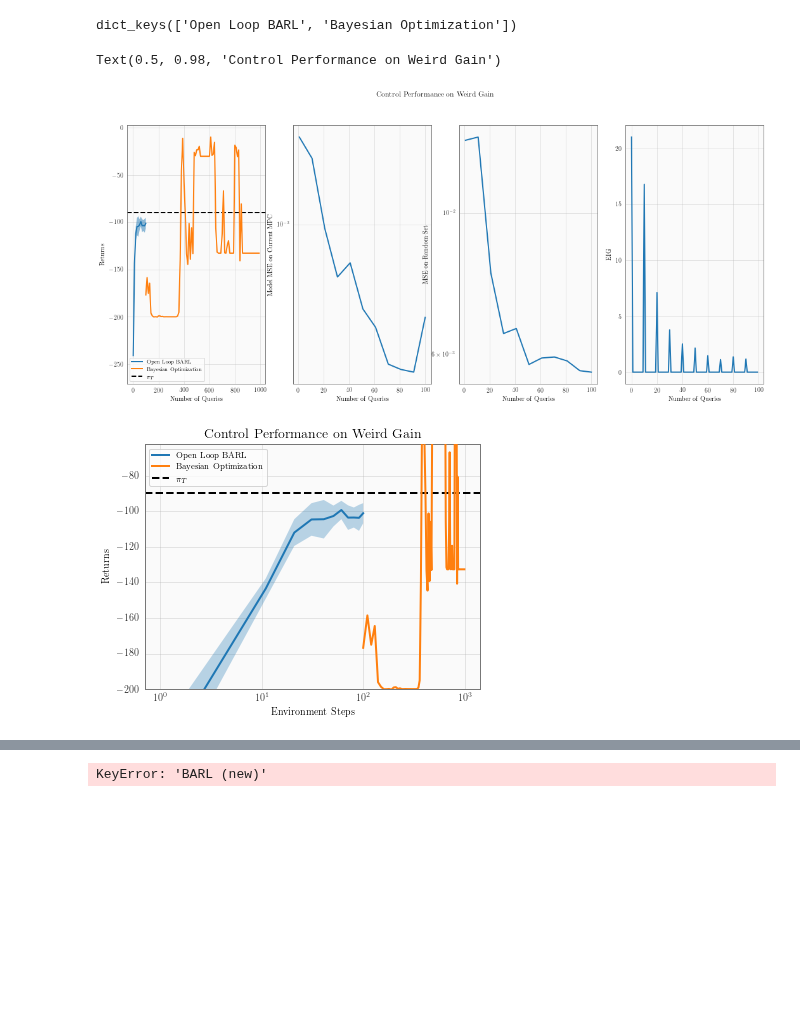
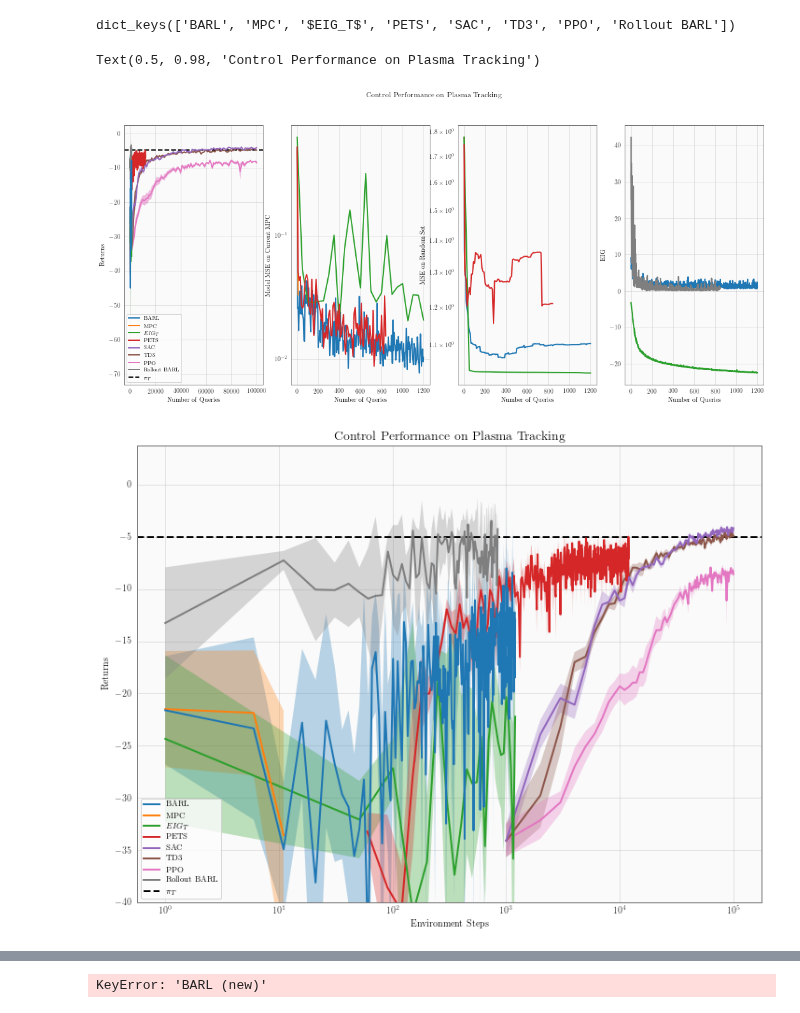
Before and after one commit to fusion-ml/trajectory-information-rl, a Jupyter notebook: notebooks/plot_returns.ipynb, the cells around one changed output, grey strips where cells are left out. Saved outputs shown, nothing was run; the diff lists cells and outputs as text; code cells hidden in the pictures; blank space fills up the shorter version.

```diff
--- a/notebooks/plot_returns.ipynb
+++ b/notebooks/plot_returns.ipynb
@@ -20,7 +20,7 @@ base_path = Path('../experiments')
 baseline_path = Path('../../bac-baselines/experiments')
 process_seeds = False
 # %%
-env_name = 'Weird Gain'
+env_name = 'Plasma Tracking'
 # %%
 pend_paths = {# 'BAC (seed 12)': 'random_init_12_2021-08-05/10-02-01/',
          # 'BAC': 'pend_norm_tele_mg_3mc_2021-08-16/21-16-21',
@@ -103,13 +103,14 @@ beta_tracking_paths = {
 }
 # %%
 weird_gain_paths = {
-    # 'BARL': 'weird_gain_barl_2022-02-12/23-15-12/',
-    'Open Loop BARL': 'weird_gain_open_loop_barl_2022-02-17/10-01-50/',
-    # 'Rollout BARL': 'weird_gain_rollout_barl_2022-02-12/23-15-16/',
-    # 'Start State BARL': 'weird_gain_ss_barl_2022-02-12/23-15-10/',
+    'BARL': 'weird_gain_barl_2022-02-12/23-15-12/',
+    # 'Open Loop BARL': 'weird_gain_open_loop_barl_2022-02-17/10-01-50/',
+    'Rollout BARL': 'weird_gain_rollout_barl_2022-02-12/23-15-16/',
+    'Start State BARL': 'weird_gain_ss_barl_2022-02-12/23-15-10/',
+    'SAS BARL': 'weird_gain_ss_barl3mc_sas_2022-02-22/08-55-27/',
     # 'MBRL': 'weird_gain_mpc_2022-02-12/23-15-08/',
     # r'$EIG_T$': 'weird_gain_us_2022-02-12/23-15-08/',
-    'Bayesian Optimization': 'sklearn_opt_weird_gain_2022-02-16/22-55-50/',
+    # 'Bayesian Optimization': 'sklearn_opt_weird_gain_2022-02-16/22-55-50/',
 }
 # %%
 beta_tracking_fixed_paths = {
@@ -118,8 +119,8 @@ beta_tracking_fixed_paths = {
 }
 # %%
 plasma_tracking_paths = {
-        # 'BARL': 'bac_plasma_tracking_2021-10-03/13-12-50/',
-        'BARL (new)': 'new_plasma_tracking_2021-10-11/13-31-22/',
+        'BARL': 'bac_plasma_tracking_2021-10-03/13-12-50/',
+        # 'BARL (new)': 'new_plasma_tracking_2021-10-11/13-31-22/',
         # 'RQMPC': ''
         'MPC': 'mbrl_plasma_tracking_2021-10-03/13-03-07/',
         r'$EIG_T$': 'us_plasma_tracking_2021-10-04/07-41-47',
@@ -127,6 +128,9 @@ plasma_tracking_paths = {
         'SAC': 'sac_plasma_tracking_2021-10-02/23-01-19/',
         'TD3': 'td3_plasma_tracking_2021-10-03/01-05-24/',
         'PPO': 'ppo_plasma_tracking_2021-10-03/02-13-23/',
+        'Rollout BARL': 'rollout_barl_plasma_tracking_2022-02-21/16-58-08/',
+        # 'Open Loop BARL': 'open_loop_barl_plasma_tracking_2022-02-21/17-04-09/',
+        # 'Bayes Opt': 'bayes_opt_plasma_tracking_2022-02-22/09-17-01/',
 }
 # %%
 reacher_tight_paths = {
@@ -169,7 +173,7 @@ gt = {"Pendulum": -200,
       'Beta Tracking': -2.5,
       'Beta Tracking Fixed': -2.,
       'Plasma Tracking': -5,
-      'Weird Gain': -90,
+      'Weird Gain': -110,
      }
 ylim_bottom = {
         "Pendulum": -1500,
@@ -296,7 +314,7 @@ Bayesian Optimization
 # %%
 data.keys()
 # %% [output]
-dict_keys(['Open Loop BARL', 'Bayesian Optimization'])
+dict_keys(['BARL', 'MPC', '$EIG_T$', 'PETS', 'SAC', 'TD3', 'PPO', 'Rollout BARL'])
 # %%
 fig, [ax1, ax2, ax3, ax4] = plt.subplots(1, 4, figsize=(18, 7.5))
 for i, (key, vals) in enumerate(data.items()):
@@ -339,33 +357,33 @@ ax3.set_yscale('log')
 
 fig.suptitle(f"Control Performance on {env_name}")
 # %% [output]
-Text(0.5, 0.98, 'Control Performance on Weird Gain')
+Text(0.5, 0.98, 'Control Performance on Plasma Tracking')
-[figure, old version]
+[figure, new version]
 # %%
-fig, ax = plt.subplots(figsize=(6, 4.5))
+fig, ax = plt.subplots(figsize=(12, 9))
 for i, (key, vals) in enumerate(data.items()):
     rmean = vals["Eval Mean Returns"]
     rstderr = vals["Eval Std Returns"]
     ndata = vals['Eval ndata']
     ax.plot(ndata, rmean, label=key, zorder=100 - i)
     ax.fill_between(ndata, rmean - rstderr, rmean + rstderr, alpha=0.3)
 ax.set_xlabel('Environment Steps')
 ax.set_ylabel('Returns')
 ax.axhline(gt_val, color='black', linestyle='--', label=r'$\pi_T$')
 ax.legend()
 ylim_top = (gt_val - bottom_val) * 0.25 + gt_val
 ax.set_ylim(bottom_val, ylim_top)
 ax.set_xscale('log')
 # ax.set_yscale('log')
 # ax.set_xlim(0, 500)
 # ax.set_ylim(-10000, 0)
 
 title = f"Control Performance on {env_name}"
 ax.set_title(label=title, fontdict={'fontsize': 14})
 # fig.suptitle()
 plt.savefig(f'sample_complexity_{env_name}.pdf') #, bbox_inches='tight')
 # %% [output]
-[figure, old version]
+[figure, new version]
 # %%
 fig, ax = plt.subplots(figsize=(12, 9))
 for i, (key, vals) in enumerate(data.items()):
```
Also changed, not shown: parts of 3 cells of this notebook, 1 other file.
